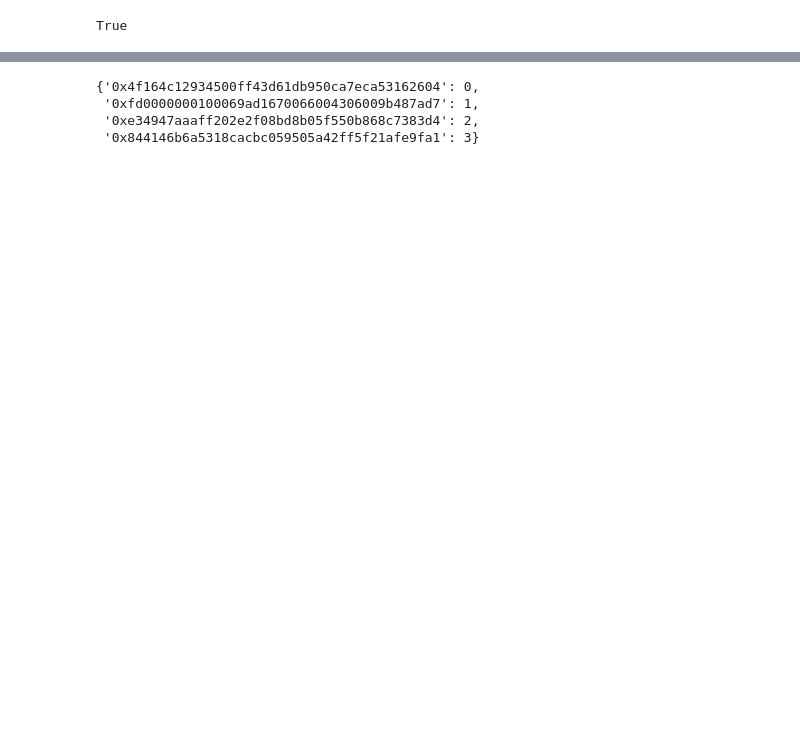
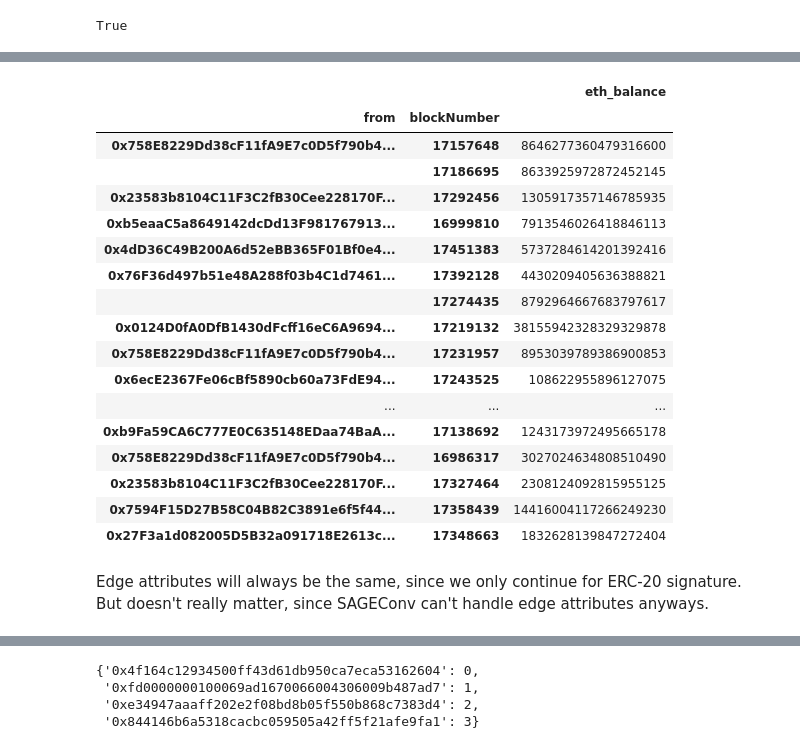
Before and after one commit to liamti5/Graph-Inverse-Reinforcement-Learning-for-MEV-Detection-on-Ethereum, a Jupyter notebook: notebooks/1.05-trx-graphs-per-acc-receipts.ipynb, the cells around one changed output, grey strips where cells are left out. Drawn from its saved outputs; the diff is of its cells as text; code cells hidden in the pictures; blank space fills up the shorter version.

```diff
--- a/notebooks/1.05-trx-graphs-per-acc-receipts.ipynb
+++ b/notebooks/1.05-trx-graphs-per-acc-receipts.ipynb
@@ -16,3 +17,5 @@ True
 # %%
 df_class0 = pd.read_csv(config.RAW_DATA_DIR / "receipts_class0.csv")
 df_class1 = pd.read_csv(config.RAW_DATA_DIR / "receipts_class1.csv")
+df_eth_balances_class0 = pd.read_csv(config.RAW_DATA_DIR / "eth_balances_class0.csv")
+df_eth_balances_class1 = pd.read_csv(config.RAW_DATA_DIR / "eth_balances_class1.csv")
@@ -30,0 +22,4 @@ df_example_acc.head()
+# %%
+df_eth_balances_class1.rename(columns={"account": "from", "block_number": "blockNumber", "balance": "eth_balance"}, inplace=True)
+df_eth_balances_class0.rename(columns={"account": "from", "block_number": "blockNumber", "balance": "eth_balance"}, inplace=True)
+df_eth_balances_class1.head()
@@ -30,0 +33,24 @@ df_example_acc.head()
+# %%
+df_eth_balances_class0 = df_eth_balances_class0.set_index(["from", "blockNumber"])
+df_eth_balances_class1 = df_eth_balances_class1.set_index(["from", "blockNumber"])
+# %%
+df_eth_balances_class1.head(50)
+# %% [output]
+|  |  | eth_balance |
+| from | blockNumber |  |
+| 0x758E8229Dd38cF11fA9E7c0D5f790b4... | 17157648 | 8646277360479316600 |
+|  | 17186695 | 8633925972872452145 |
+| 0x23583b8104C11F3C2fB30Cee228170F... | 17292456 | 1305917357146785935 |
+| 0xb5eaaC5a8649142dcDd13F981767913... | 16999810 | 7913546026418846113 |
+| 0x4dD36C49B200A6d52eBB365F01Bf0e4... | 17451383 | 5737284614201392416 |
+| 0x76F36d497b51e48A288f03b4C1d7461... | 17392128 | 4430209405636388821 |
+|  | 17274435 | 8792964667683797617 |
+| 0x0124D0fA0DfB1430dFcff16eC6A9694... | 17219132 | 38155942328329329878 |
+| 0x758E8229Dd38cF11fA9E7c0D5f790b4... | 17231957 | 8953039789386900853 |
+| 0x6ecE2367Fe06cBf5890cb60a73FdE94... | 17243525 | 108622955896127075 |
+| ... | ... | ... |
+| 0xb9Fa59CA6C777E0C635148EDaa74BaA... | 17138692 | 1243173972495665178 |
+| 0x758E8229Dd38cF11fA9E7c0D5f790b4... | 16986317 | 3027024634808510490 |
+| 0x23583b8104C11F3C2fB30Cee228170F... | 17327464 | 2308124092815955125 |
+| 0x7594F15D27B58C04B82C3891e6f5f44... | 17358439 | 14416004117266249230 |
+| 0x27F3a1d082005D5B32a091718E2613c... | 17348663 | 1832628139847272404 |
@@ -31 +63,3 @@ df_example_acc.head()
+# %% [markdown]
+Edge attributes will always be the same, since we only continue for ERC-20 signature. But doesn't really matter, since SAGEConv can't handle edge attributes anyways.
 # %%
```
Also changed, not shown: parts of 19 cells of this notebook.
